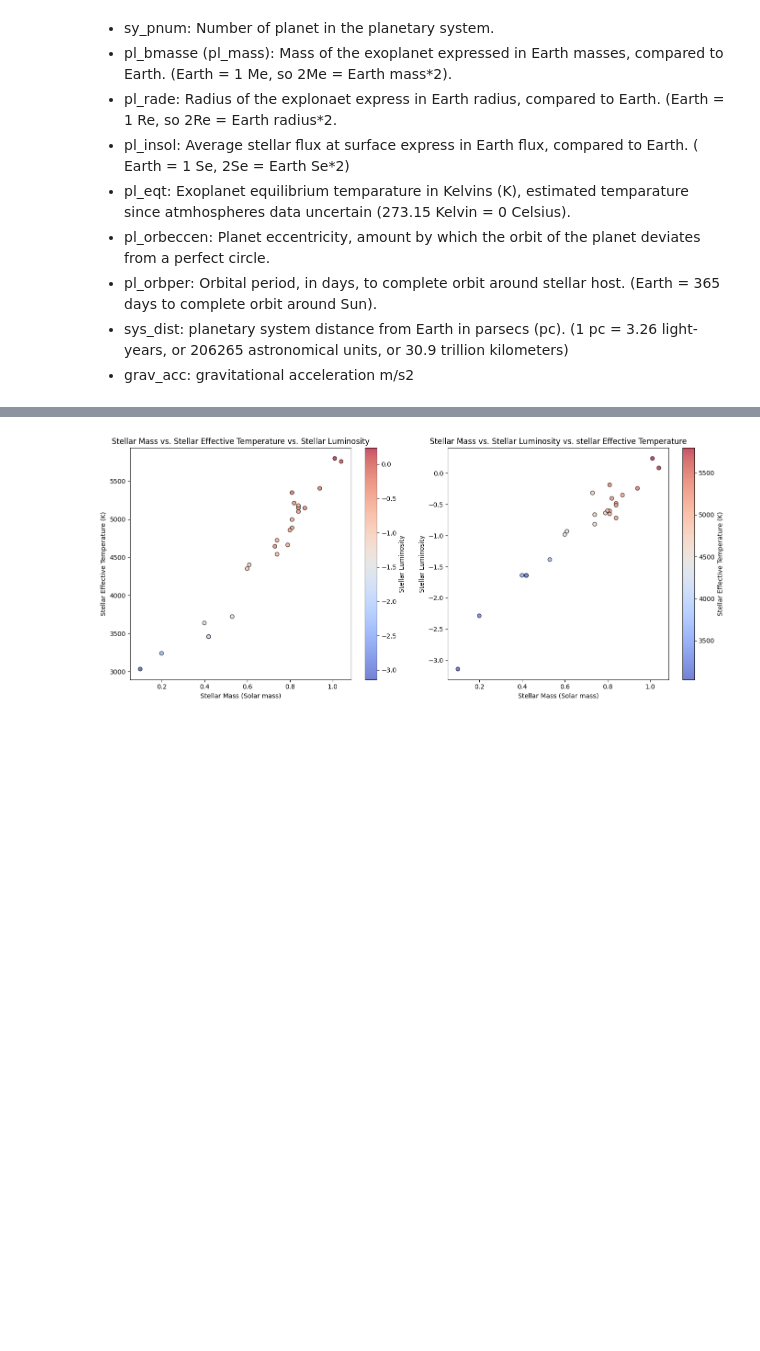
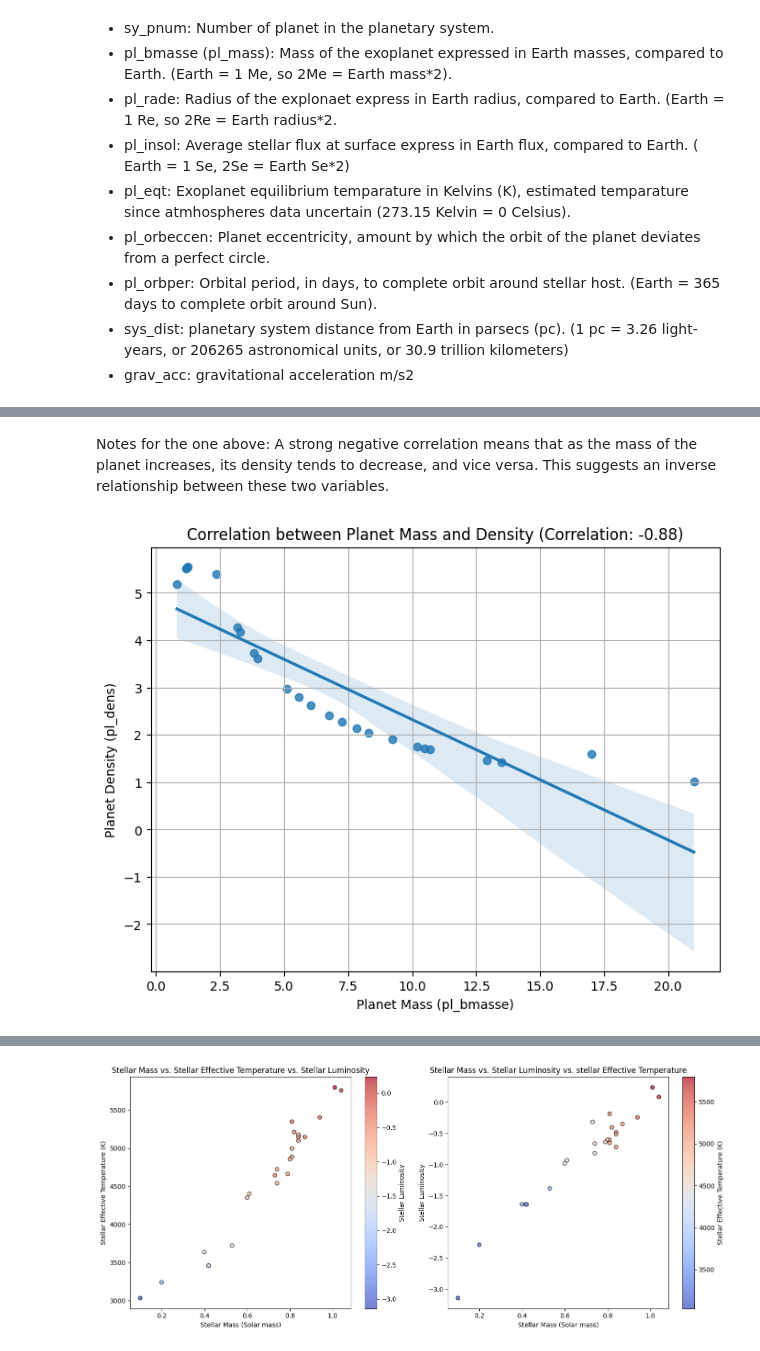
Before and after one commit to Conradium/habitable-exoplanets, a Jupyter notebook: habitable_planets.ipynb, the cells around one changed output, grey strips where cells are left out. Saved outputs shown, nothing was run; the diff lists cells and outputs as text; code cells hidden in the pictures; blank space fills up the shorter version.

```diff
--- a/habitable_planets.ipynb
+++ b/habitable_planets.ipynb
@@ -571,3 +615,17 @@ fig.show()
+# %% [markdown]
+Notes for the one above:
+A strong negative correlation means that as the mass of the planet increases, its density tends to decrease, and vice versa. This suggests an inverse relationship between these two variables.
+# %%
+correlation = df_true['pl_bmasse'].corr(df_true['pl_dens'])
+plt.figure(figsize=(8, 6))
+sns.regplot(x='pl_bmasse', y='pl_dens', data=df_true)
+plt.xlabel('Planet Mass (pl_bmasse)')
+plt.ylabel('Planet Density (pl_dens)')
+plt.title(f'Correlation between Planet Mass and Density (Correlation: {correlation:.2f})')
+plt.grid(True)
+plt.show()
+# %% [output]
+[figure, added]
 # %%
 fig = px.scatter(
     df_true,
```
Also changed, not shown: parts of 15 cells of this notebook, 1 other file.
